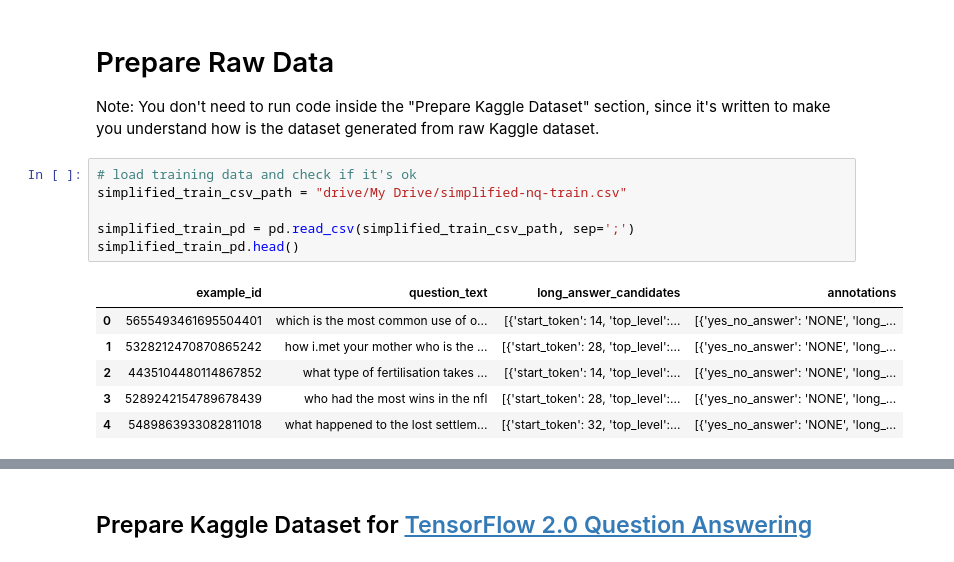
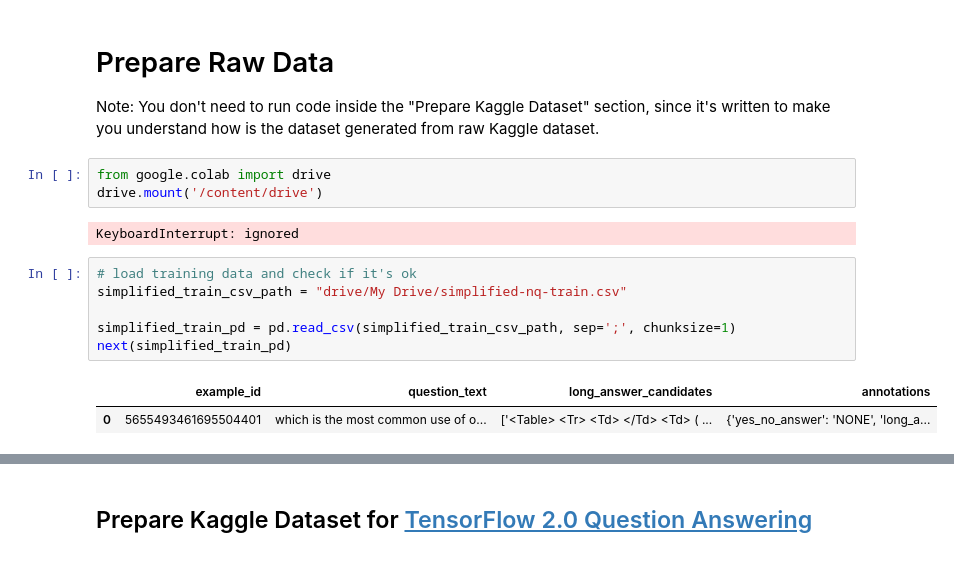
Before and after one commit to cyyeh/kaggle, a Jupyter notebook: google-qa/google_qa.ipynb, the cells around one changed output, grey strips where cells are left out. Cells and saved outputs as stored; diff of their text form.

```diff
--- a/google-qa/google_qa.ipynb
+++ b/google-qa/google_qa.ipynb
@@ -56,19 +56,20 @@ from transformers import BertTokenizer, TFBertModel
 # Prepare Raw Data
 
 Note: You don't need to run code inside the "Prepare Kaggle Dataset" section, since it's written to make you understand how is the dataset generated from raw Kaggle dataset.
+# %%
+from google.colab import drive
+drive.mount('/content/drive')
+# %% [output]
+KeyboardInterrupt: ignored
 # %%
 # load training data and check if it's ok
 simplified_train_csv_path = "drive/My Drive/simplified-nq-train.csv"
 
-simplified_train_pd = pd.read_csv(simplified_train_csv_path, sep=';')
-simplified_train_pd.head()
+simplified_train_pd = pd.read_csv(simplified_train_csv_path, sep=';', chunksize=1)
+next(simplified_train_pd)
 # %% [output]
 |  | example_id | question_text | long_answer_candidates | annotations |
-| 0 | 5655493461695504401 | which is the most common use of o... | [{'start_token': 14, 'top_level':... | [{'yes_no_answer': 'NONE', 'long_... |
-| 1 | 5328212470870865242 | how i.met your mother who is the ... | [{'start_token': 28, 'top_level':... | [{'yes_no_answer': 'NONE', 'long_... |
-| 2 | 4435104480114867852 | what type of fertilisation takes ... | [{'start_token': 14, 'top_level':... | [{'yes_no_answer': 'NONE', 'long_... |
-| 3 | 5289242154789678439 | who had the most wins in the nfl | [{'start_token': 28, 'top_level':... | [{'yes_no_answer': 'NONE', 'long_... |
-| 4 | 5489863933082811018 | what happened to the lost settlem... | [{'start_token': 32, 'top_level':... | [{'yes_no_answer': 'NONE', 'long_... |
+| 0 | 5655493461695504401 | which is the most common use of o... | ['<Table> <Tr> <Td> </Td> <Td> ( ... | {'yes_no_answer': 'NONE', 'long_a... |
 # %%
 # load testing data and check if it's ok
 simplified_test_csv_path = "drive/My Drive/simplified-nq-test.csv"
```
Also changed, not shown: parts of 10 cells of this notebook.
